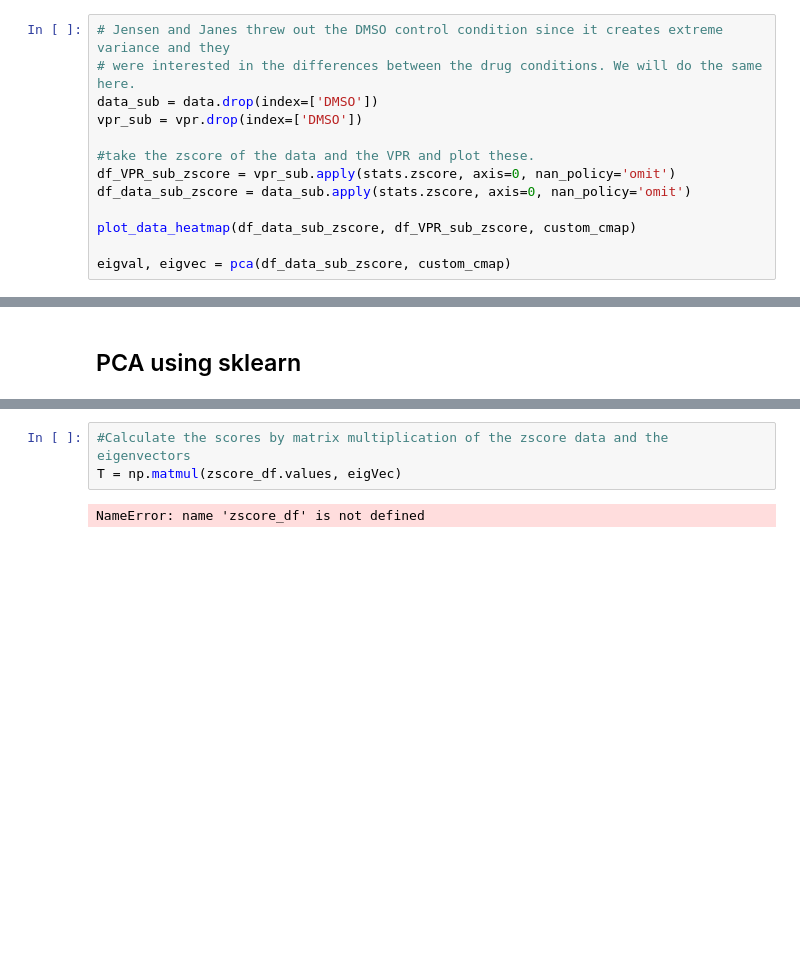
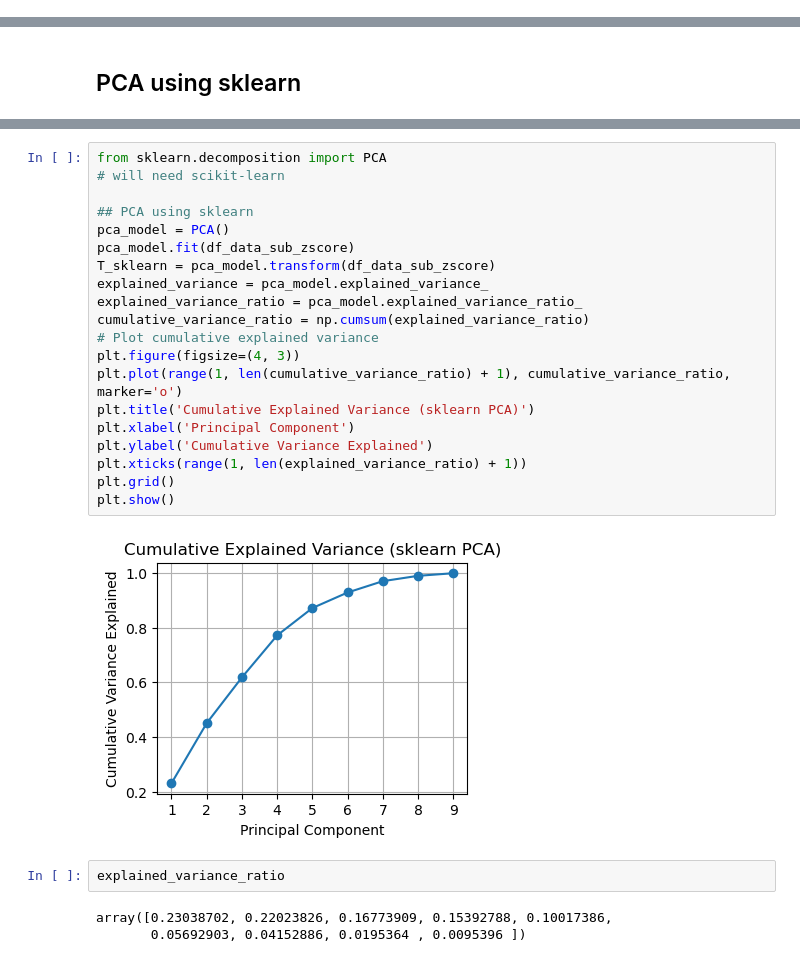
Before and after one commit to knaegle/MDS_JensenJanes, a Jupyter notebook: Jensen_Janes.ipynb, the cells around one changed output, grey strips where cells are left out. Cells and saved outputs as stored; diff of their text form; blank space fills up the shorter version.

```diff
--- a/Jensen_Janes.ipynb
+++ b/Jensen_Janes.ipynb
@@ -151,13 +149,0 @@ def pca_by_eig(data, custom_cmap):
-# %%
-# Jensen and Janes threw out the DMSO control condition since it creates extreme variance and they
-# were interested in the differences between the drug conditions. We will do the same here.
-data_sub = data.drop(index=['DMSO'])
-vpr_sub = vpr.drop(index=['DMSO'])
-
-#take the zscore of the data and the VPR and plot these.
-df_VPR_sub_zscore = vpr_sub.apply(stats.zscore, axis=0, nan_policy='omit')
-df_data_sub_zscore = data_sub.apply(stats.zscore, axis=0, nan_policy='omit')
-
-plot_data_heatmap(df_data_sub_zscore, df_VPR_sub_zscore, custom_cmap)
-
-eigval, eigvec = pca(df_data_sub_zscore, custom_cmap)
@@ -239,5 +152,27 @@ Eigenvalues are sorted in descending order.
-# %%
-#Calculate the scores by matrix multiplication of the zscore data and the eigenvectors
-T = np.matmul(zscore_df.values, eigVec)
-# %% [output]
-NameError: name 'zscore_df' is not defined
+# %%
+from sklearn.decomposition import PCA
+# will need scikit-learn
+
+## PCA using sklearn
+pca_model = PCA()
+pca_model.fit(df_data_sub_zscore)
+T_sklearn = pca_model.transform(df_data_sub_zscore)
+explained_variance = pca_model.explained_variance_
+explained_variance_ratio = pca_model.explained_variance_ratio_
+cumulative_variance_ratio = np.cumsum(explained_variance_ratio)
+# Plot cumulative explained variance
+plt.figure(figsize=(4, 3))
+plt.plot(range(1, len(cumulative_variance_ratio) + 1), cumulative_variance_ratio, marker='o')
+plt.title('Cumulative Explained Variance (sklearn PCA)')
+plt.xlabel('Principal Component')
+plt.ylabel('Cumulative Variance Explained')
+plt.xticks(range(1, len(explained_variance_ratio) + 1))
+plt.grid()
+plt.show()
+# %% [output]
+[figure, added]
+# %%
+explained_variance_ratio
+# %% [output]
+array([0.23038702, 0.22023826, 0.16773909, 0.15392788, 0.10017386,
+       0.05692903, 0.04152886, 0.0195364 , 0.0095396 ])
```
Also changed, not shown: parts of 17 cells of this notebook.
